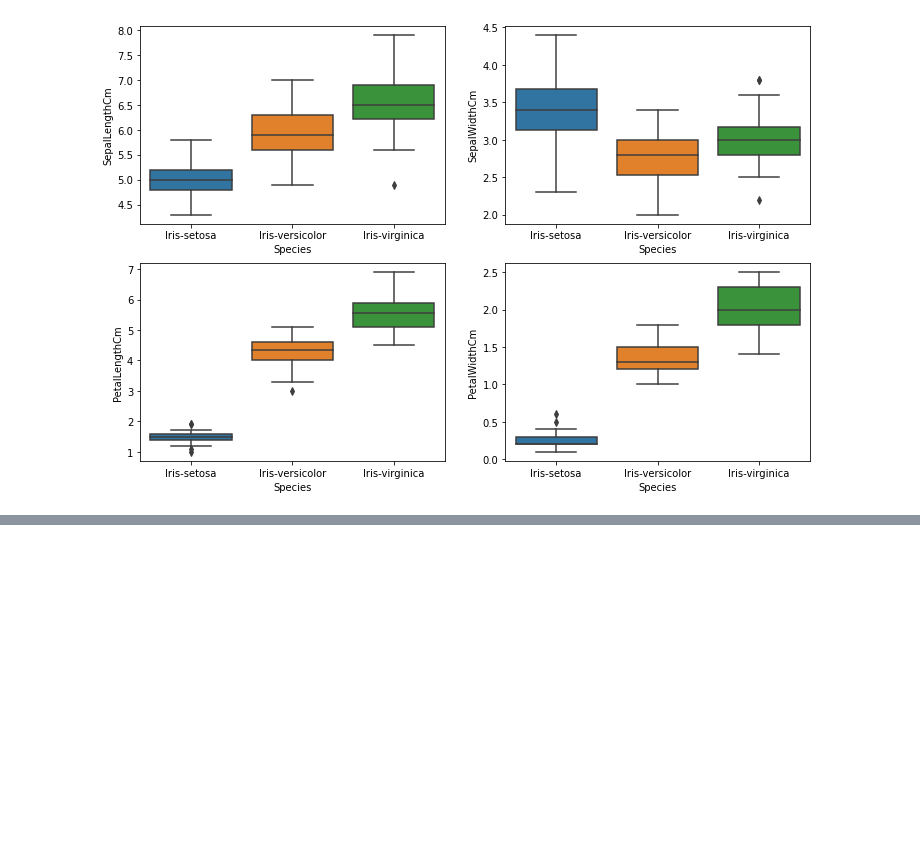
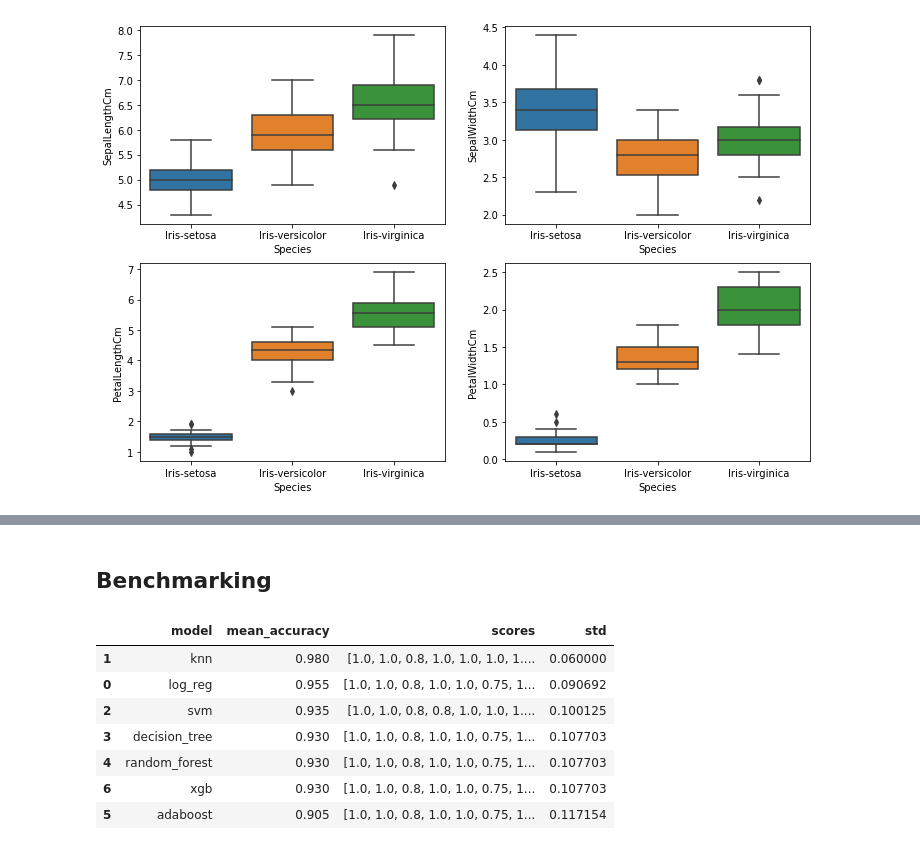
Before and after one commit to aster-fung/collection_analysis_prediction, a Jupyter notebook: iris/iris.ipynb, the cells around one changed output, grey strips where cells are left out. Saved outputs shown, nothing was run; the diff lists cells and outputs as text; code cells hidden in the pictures; blank space fills up the shorter version.

```diff
--- a/needs_clean_up_iris/iris.ipynb
+++ b/iris/iris.ipynb
@@ -112,0 +402,5 @@ sns.boxplot(x = 'Species', y = features[3], data = iris_eda_1)
+# %% [markdown]
+## Benchmarking
+# %%
+performances = [metric_log_reg, metric_knn, metric_svm,
+               metric_tree,metric_rf,metric_ada,metric_xgb]
@@ -112,0 +417,12 @@ sns.boxplot(x = 'Species', y = features[3], data = iris_eda_1)
+# %%
+df.sort_values(by='mean_accuracy', ascending=False, inplace=True)
+df
+# %% [output]
+|  | model | mean_accuracy | scores | std |
+| 1 | knn | 0.980 | [1.0, 1.0, 0.8, 1.0, 1.0, 1.0, 1.... | 0.060000 |
+| 0 | log_reg | 0.955 | [1.0, 1.0, 0.8, 1.0, 1.0, 0.75, 1... | 0.090692 |
+| 2 | svm | 0.935 | [1.0, 1.0, 0.8, 0.8, 1.0, 1.0, 1.... | 0.100125 |
+| 3 | decision_tree | 0.930 | [1.0, 1.0, 0.8, 1.0, 1.0, 0.75, 1... | 0.107703 |
+| 4 | random_forest | 0.930 | [1.0, 1.0, 0.8, 1.0, 1.0, 0.75, 1... | 0.107703 |
+| 6 | xgb | 0.930 | [1.0, 1.0, 0.8, 1.0, 1.0, 0.75, 1... | 0.107703 |
+| 5 | adaboost | 0.905 | [1.0, 1.0, 0.8, 1.0, 1.0, 0.75, 1... | 0.117154 |
```
Also changed, not shown: parts of 42 cells of this notebook, 3 other files.
